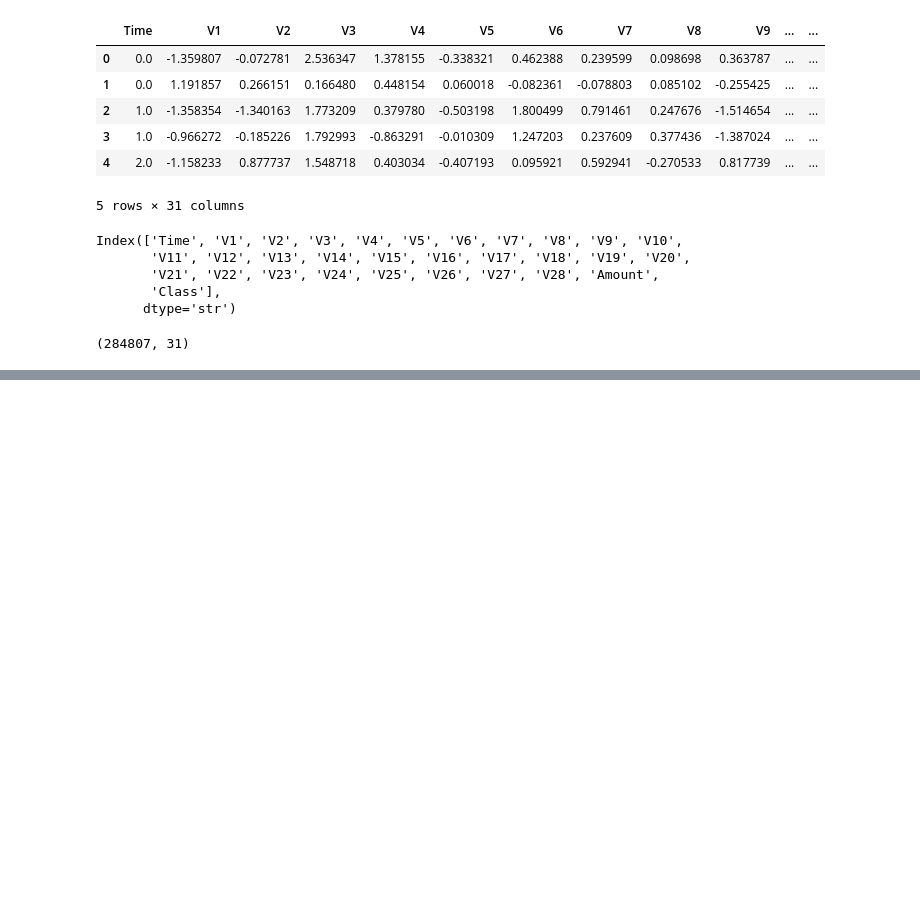
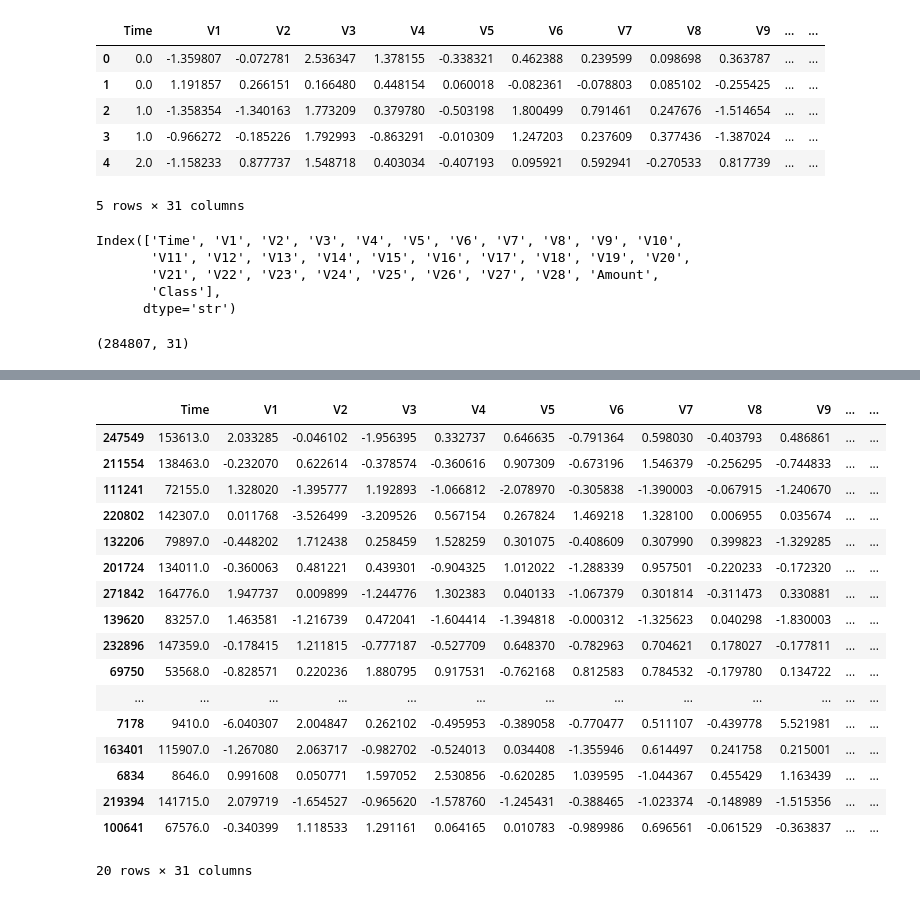
Before and after one commit to TechSubrat-netizen/ML_Projects, a Jupyter notebook: Credit_card_Fraud_Detection/credit_card_fraud_detection_model.ipynb, the cells around one changed output, grey strips where cells are left out. Drawn from its saved outputs; the diff is of its cells as text; code cells hidden in the pictures; blank space fills up the shorter version.

```diff
--- a/Credit_card_Fraud_Detection/credit_card_fraud_detection_model.ipynb
+++ b/Credit_card_Fraud_Detection/credit_card_fraud_detection_model.ipynb
@@ -28,0 +89,21 @@ df.shape
+# %%
+df.sample(20)
+# %% [output]
+|  | Time | V1 | V2 | V3 | V4 | V5 | V6 | V7 | V8 | V9 | ... | ... |
+| 247549 | 153613.0 | 2.033285 | -0.046102 | -1.956395 | 0.332737 | 0.646635 | -0.791364 | 0.598030 | -0.403793 | 0.486861 | ... | ... |
+| 211554 | 138463.0 | -0.232070 | 0.622614 | -0.378574 | -0.360616 | 0.907309 | -0.673196 | 1.546379 | -0.256295 | -0.744833 | ... | ... |
+| 111241 | 72155.0 | 1.328020 | -1.395777 | 1.192893 | -1.066812 | -2.078970 | -0.305838 | -1.390003 | -0.067915 | -1.240670 | ... | ... |
+| 220802 | 142307.0 | 0.011768 | -3.526499 | -3.209526 | 0.567154 | 0.267824 | 1.469218 | 1.328100 | 0.006955 | 0.035674 | ... | ... |
+| 132206 | 79897.0 | -0.448202 | 1.712438 | 0.258459 | 1.528259 | 0.301075 | -0.408609 | 0.307990 | 0.399823 | -1.329285 | ... | ... |
+| 201724 | 134011.0 | -0.360063 | 0.481221 | 0.439301 | -0.904325 | 1.012022 | -1.288339 | 0.957501 | -0.220233 | -0.172320 | ... | ... |
+| 271842 | 164776.0 | 1.947737 | 0.009899 | -1.244776 | 1.302383 | 0.040133 | -1.067379 | 0.301814 | -0.311473 | 0.330881 | ... | ... |
+| 139620 | 83257.0 | 1.463581 | -1.216739 | 0.472041 | -1.604414 | -1.394818 | -0.000312 | -1.325623 | 0.040298 | -1.830003 | ... | ... |
+| 232896 | 147359.0 | -0.178415 | 1.211815 | -0.777187 | -0.527709 | 0.648370 | -0.782963 | 0.704621 | 0.178027 | -0.177811 | ... | ... |
+| 69750 | 53568.0 | -0.828571 | 0.220236 | 1.880795 | 0.917531 | -0.762168 | 0.812583 | 0.784532 | -0.179780 | 0.134722 | ... | ... |
+| ... | ... | ... | ... | ... | ... | ... | ... | ... | ... | ... | ... | ... |
+| 7178 | 9410.0 | -6.040307 | 2.004847 | 0.262102 | -0.495953 | -0.389058 | -0.770477 | 0.511107 | -0.439778 | 5.521981 | ... | ... |
+| 163401 | 115907.0 | -1.267080 | 2.063717 | -0.982702 | -0.524013 | 0.034408 | -1.355946 | 0.614497 | 0.241758 | 0.215001 | ... | ... |
+| 6834 | 8646.0 | 0.991608 | 0.050771 | 1.597052 | 2.530856 | -0.620285 | 1.039595 | -1.044367 | 0.455429 | 1.163439 | ... | ... |
+| 219394 | 141715.0 | 2.079719 | -1.654527 | -0.965620 | -1.578760 | -1.245431 | -0.388465 | -1.023374 | -0.148989 | -1.515356 | ... | ... |
+| 100641 | 67576.0 | -0.340399 | 1.118533 | 1.291161 | 0.064165 | 0.010783 | -0.989986 | 0.696561 | -0.061529 | -0.363837 | ... | ... |
+20 rows × 31 columns
```
Also changed, not shown: parts of 4 cells of this notebook, 2 other files.
